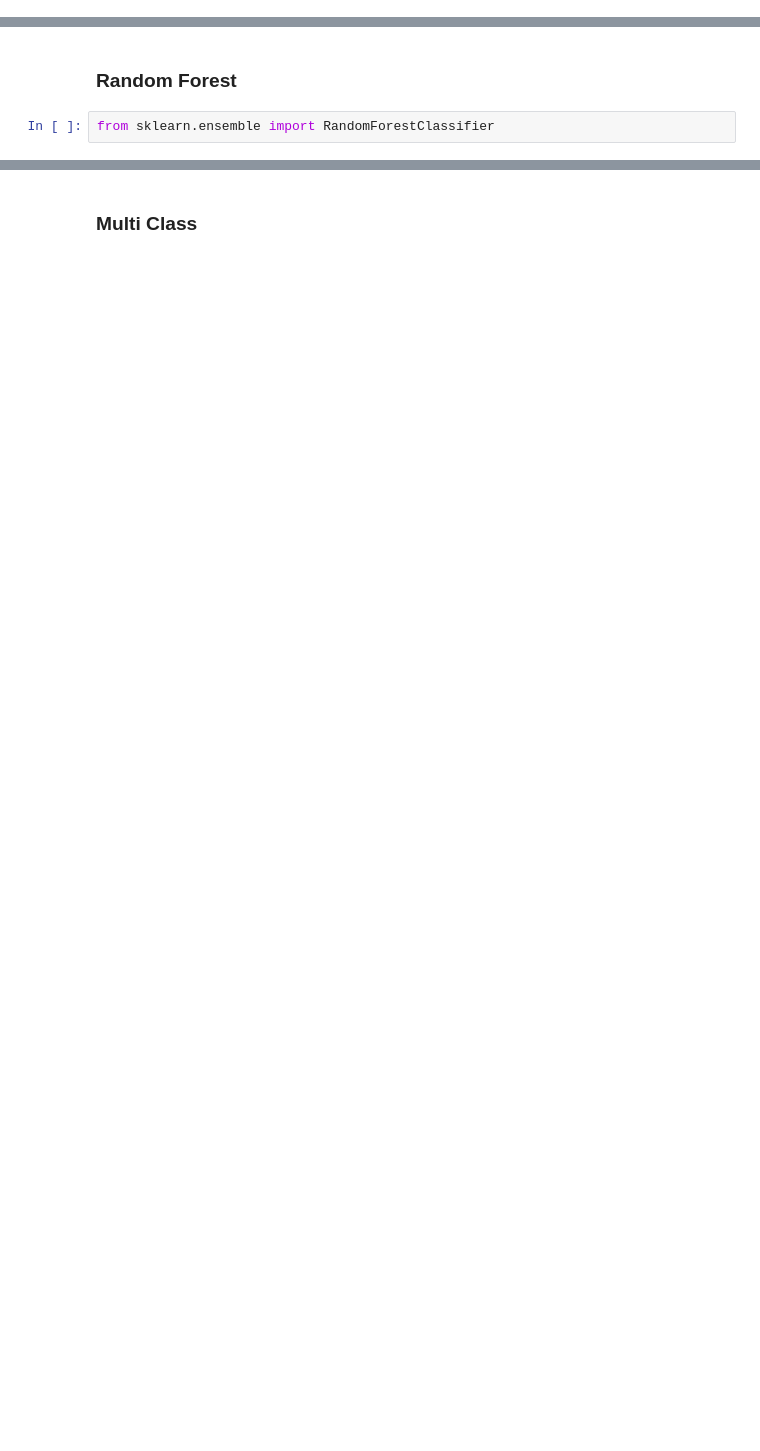
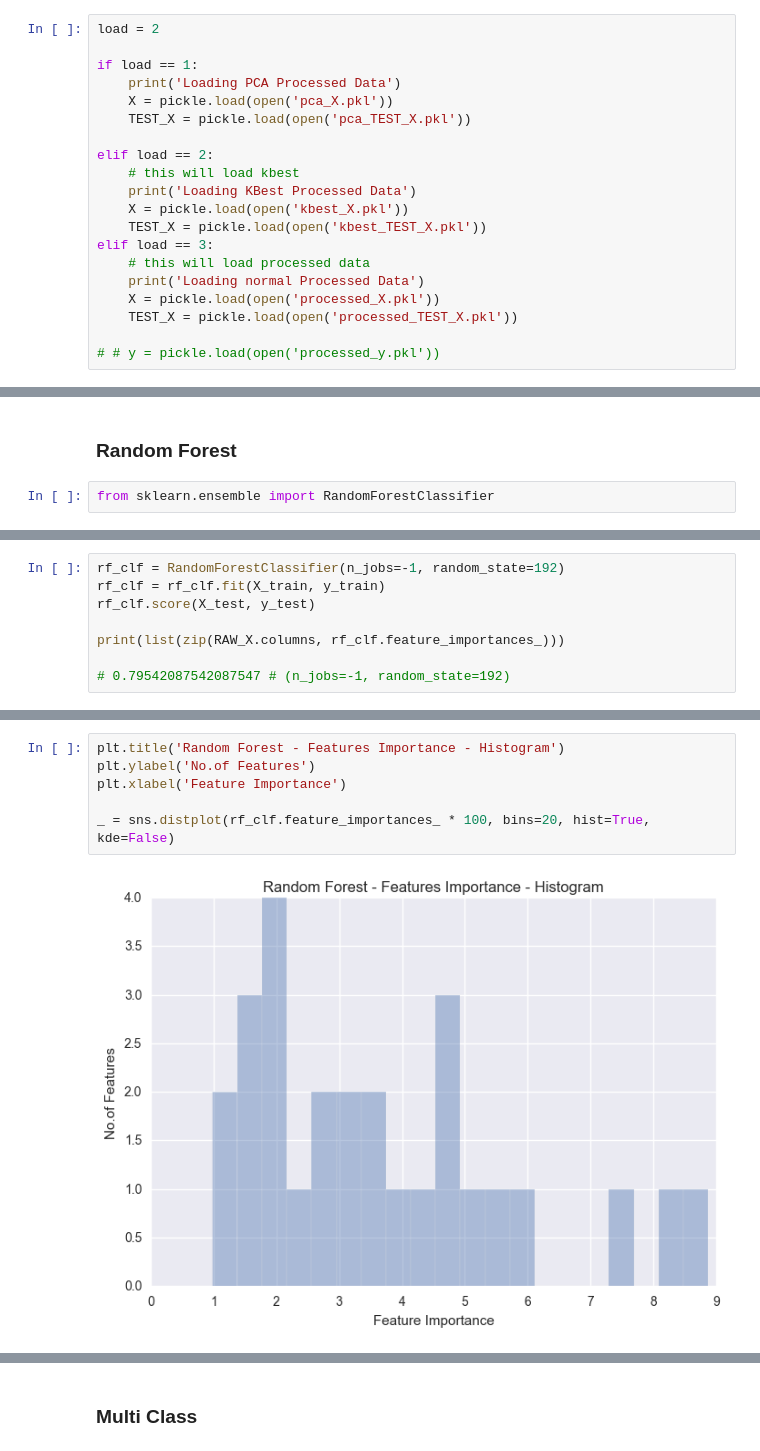
Before and after one commit to msampathkumar/datadriven, a Jupyter notebook: pumpit.ipynb, the cells around one changed output, grey strips where cells are left out. Saved outputs shown, nothing was run; the diff lists cells and outputs as text; blank space fills up the shorter version.

```diff
--- a/pumpit.ipynb
+++ b/pumpit.ipynb
@@ -833,0 +1077,20 @@ y = pickle.load(open('processed_y.pkl'))
+# %%
+load = 2
+
+if load == 1:
+    print('Loading PCA Processed Data')
+    X = pickle.load(open('pca_X.pkl'))
+    TEST_X = pickle.load(open('pca_TEST_X.pkl'))
+
+elif load == 2:
+    # this will load kbest
+    print('Loading KBest Processed Data')
+    X = pickle.load(open('kbest_X.pkl'))
+    TEST_X = pickle.load(open('kbest_TEST_X.pkl'))
+elif load == 3:
+    # this will load processed data
+    print('Loading normal Processed Data')
+    X = pickle.load(open('processed_X.pkl'))
+    TEST_X = pickle.load(open('processed_TEST_X.pkl'))
+
+# # y = pickle.load(open('processed_y.pkl'))
@@ -986,0 +1239,8 @@ rf_clf.score(X_test, y_test)
+# %%
+rf_clf = RandomForestClassifier(n_jobs=-1, random_state=192)
+rf_clf = rf_clf.fit(X_train, y_train)
+rf_clf.score(X_test, y_test)
+
+print(list(zip(RAW_X.columns, rf_clf.feature_importances_)))
+
+# 0.79542087542087547 # (n_jobs=-1, random_state=192)
@@ -986,0 +1249,8 @@ rf_clf.score(X_test, y_test)
+# %%
+plt.title('Random Forest - Features Importance - Histogram')
+plt.ylabel('No.of Features')
+plt.xlabel('Feature Importance')
+
+_ = sns.distplot(rf_clf.feature_importances_ * 100, bins=20, hist=True, kde=False)
+# %% [output]
+[figure, added]
```
Also changed, not shown: parts of 158 cells of this notebook.
